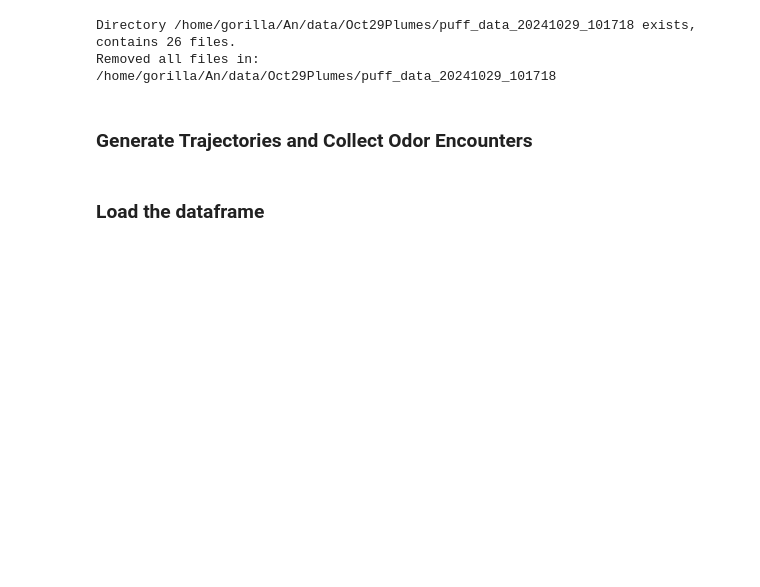
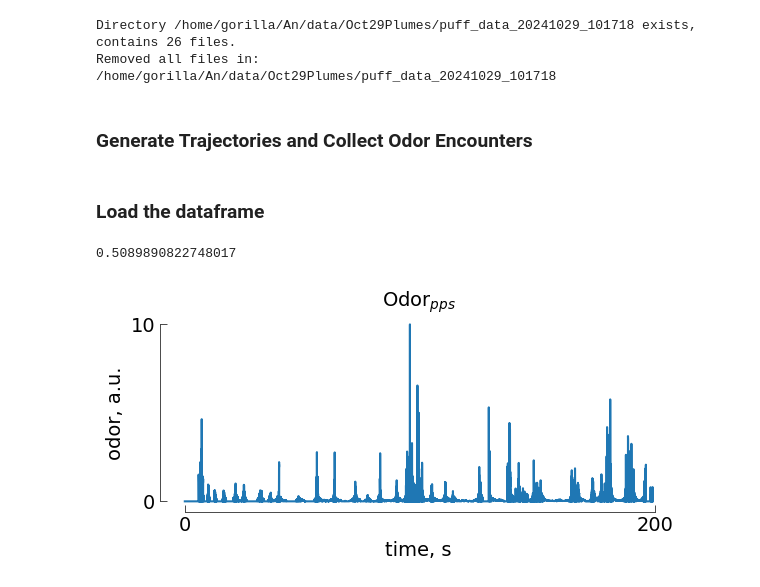
Before and after one commit to arunavanag591/COSMOS, a Jupyter notebook: puff_data_sim.ipynb, the cells around one changed output. Drawn from its saved outputs; the diff is of its cells as text; code cells hidden in the pictures; blank space fills up the shorter version.

```diff
--- a/puff_data_sim.ipynb
+++ b/puff_data_sim.ipynb
@@ -130,2 +150,25 @@ dfres['scaled_odor'] = scale_data(dfres['odor'])
+# %%
+np.std(dfres.odor)*2.2
+# %% [output]
+0.5089890822748017
+# %%
+f, ax = plt.subplots(1, 1, figsize=(6, 3))
+
+ax.plot(dfres.time, dfres.odor)
+mpl_functions.adjust_spines(ax, ['left', 'bottom'],
+                            spine_locations={'left': 1,'bottom':1},
+                            smart_bounds=True,
+                            xticks=[0, 200],
+                            yticks=[0,10],
+                            linewidth=0.5)
+ax.set_xlabel('time, s')
+ax.set_ylabel('odor, a.u.')
+ax.set_title('Odor$_{pps}$')
+
+
+mpl_functions.set_fontsize(f, 14)
+f.tight_layout()
+# %% [output]
+[figure, added]
 # %%
 f,ax=plt.subplots(1,1,figsize=(5,4))
```
Also changed, not shown: parts of 26 cells of this notebook, 6 other files.
